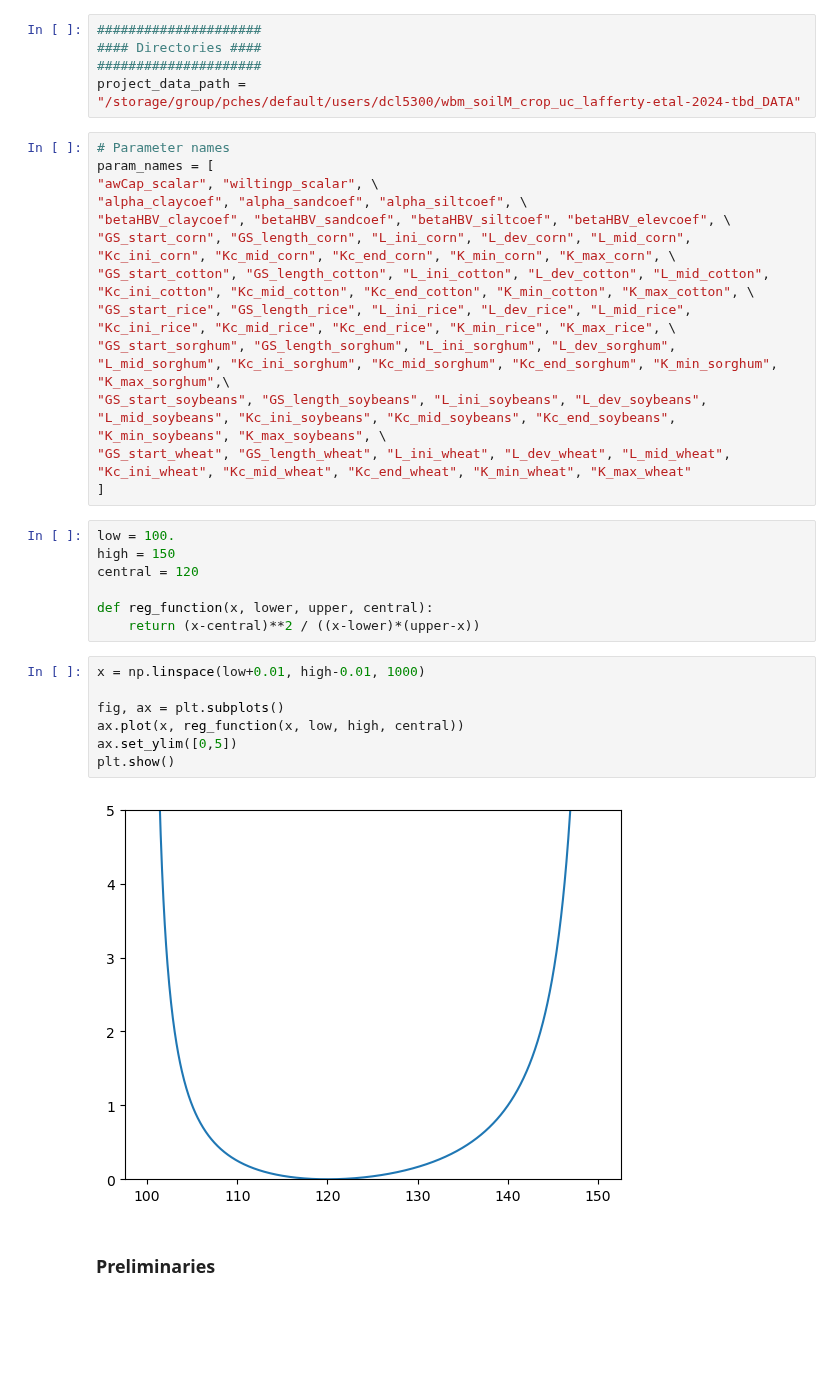
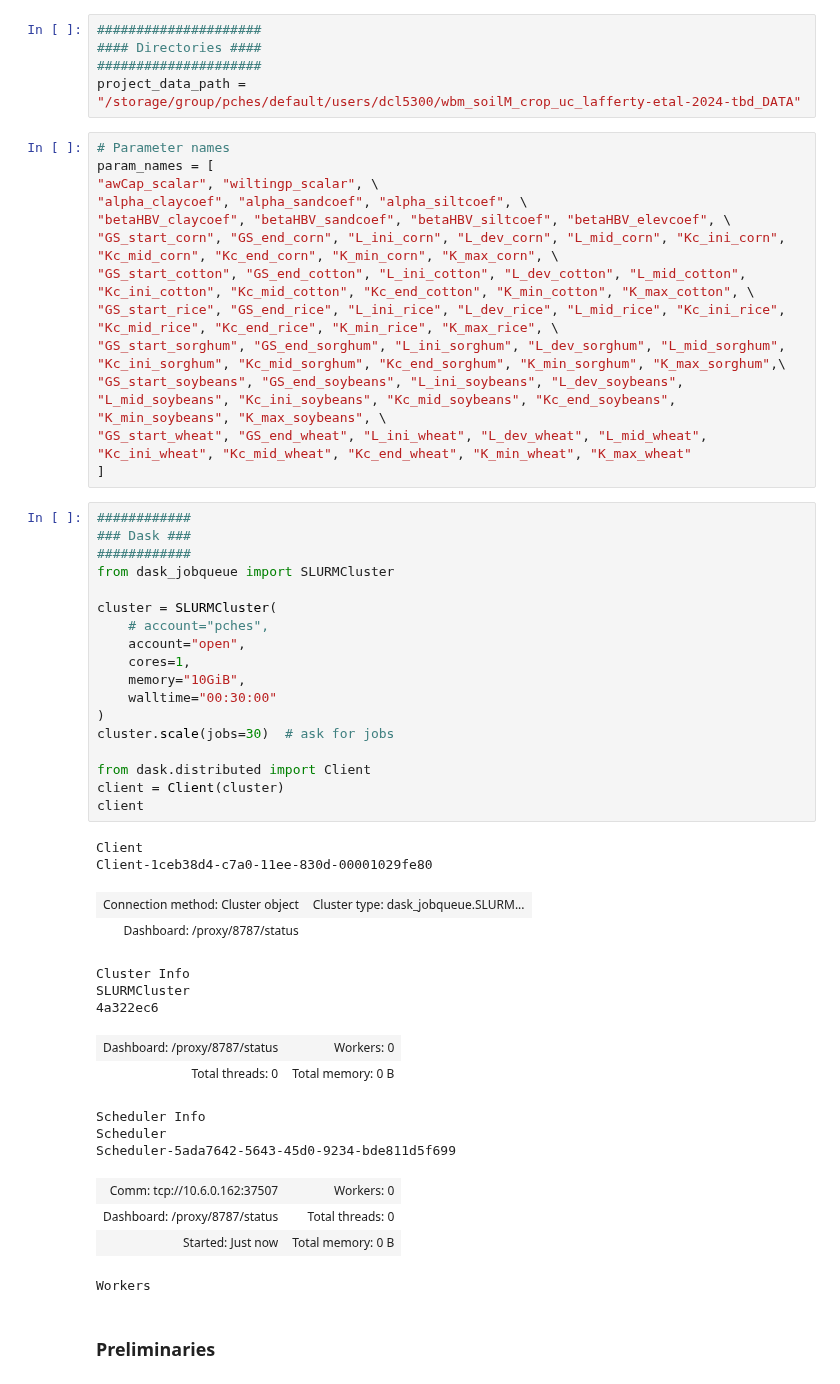
Before and after one commit to david0811/lafferty-etal-2024-tbd, a Jupyter notebook: code/02a_WBM_calibration.ipynb, the cells around one changed output. Saved outputs shown, nothing was run; the diff lists cells and outputs as text; blank space fills up the shorter version.

```diff
--- a/code/02a_WBM_calibration.ipynb
+++ b/code/02a_WBM_calibration.ipynb
@@ -20,29 +25,48 @@ param_names = [
 "awCap_scalar", "wiltingp_scalar", \
 "alpha_claycoef", "alpha_sandcoef", "alpha_siltcoef", \
 "betaHBV_claycoef", "betaHBV_sandcoef", "betaHBV_siltcoef", "betaHBV_elevcoef", \
-"GS_start_corn", "GS_length_corn", "L_ini_corn", "L_dev_corn", "L_mid_corn", "Kc_ini_corn", "Kc_mid_corn", "Kc_end_corn", "K_min_corn", "K_max_corn", \
-"GS_start_cotton", "GS_length_cotton", "L_ini_cotton", "L_dev_cotton", "L_mid_cotton", "Kc_ini_cotton", "Kc_mid_cotton", "Kc_end_cotton", "K_min_cotton", "K_max_cotton", \
-"GS_start_rice", "GS_length_rice", "L_ini_rice", "L_dev_rice", "L_mid_rice", "Kc_ini_rice", "Kc_mid_rice", "Kc_end_rice", "K_min_rice", "K_max_rice", \
-"GS_start_sorghum", "GS_length_sorghum", "L_ini_sorghum", "L_dev_sorghum", "L_mid_sorghum", "Kc_ini_sorghum", "Kc_mid_sorghum", "Kc_end_sorghum", "K_min_sorghum", "K_max_sorghum",\
-"GS_start_soybeans", "GS_length_soybeans", "L_ini_soybeans", "L_dev_soybeans", "L_mid_soybeans", "Kc_ini_soybeans", "Kc_mid_soybeans", "Kc_end_soybeans", "K_min_soybeans", "K_max_soybeans", \
-"GS_start_wheat", "GS_length_wheat", "L_ini_wheat", "L_dev_wheat", "L_mid_wheat", "Kc_ini_wheat", "Kc_mid_wheat", "Kc_end_wheat", "K_min_wheat", "K_max_wheat"
+"GS_start_corn", "GS_end_corn", "L_ini_corn", "L_dev_corn", "L_mid_corn", "Kc_ini_corn", "Kc_mid_corn", "Kc_end_corn", "K_min_corn", "K_max_corn", \
+"GS_start_cotton", "GS_end_cotton", "L_ini_cotton", "L_dev_cotton", "L_mid_cotton", "Kc_ini_cotton", "Kc_mid_cotton", "Kc_end_cotton", "K_min_cotton", "K_max_cotton", \
+"GS_start_rice", "GS_end_rice", "L_ini_rice", "L_dev_rice", "L_mid_rice", "Kc_ini_rice", "Kc_mid_rice", "Kc_end_rice", "K_min_rice", "K_max_rice", \
+"GS_start_sorghum", "GS_end_sorghum", "L_ini_sorghum", "L_dev_sorghum", "L_mid_sorghum", "Kc_ini_sorghum", "Kc_mid_sorghum", "Kc_end_sorghum", "K_min_sorghum", "K_max_sorghum",\
+"GS_start_soybeans", "GS_end_soybeans", "L_ini_soybeans", "L_dev_soybeans", "L_mid_soybeans", "Kc_ini_soybeans", "Kc_mid_soybeans", "Kc_end_soybeans", "K_min_soybeans", "K_max_soybeans", \
+"GS_start_wheat", "GS_end_wheat", "L_ini_wheat", "L_dev_wheat", "L_mid_wheat", "Kc_ini_wheat", "Kc_mid_wheat", "Kc_end_wheat", "K_min_wheat", "K_max_wheat"
 ]
-# %%
-low = 100.
-high = 150
-central = 120
-
-def reg_function(x, lower, upper, central):
-    return (x-central)**2 / ((x-lower)*(upper-x))
-# %%
-x = np.linspace(low+0.01, high-0.01, 1000)
-
-fig, ax = plt.subplots()
-ax.plot(x, reg_function(x, low, high, central))
-ax.set_ylim([0,5])
-plt.show()
-# %% [output]
-[figure, removed]
+# %%
+############
+### Dask ###
+############
+from dask_jobqueue import SLURMCluster
+
+cluster = SLURMCluster(
+    # account="pches",
+    account="open",
+    cores=1,
+    memory="10GiB",
+    walltime="00:30:00"
+)
+cluster.scale(jobs=30)  # ask for jobs
+
+from dask.distributed import Client
+client = Client(cluster)
+client
+# %% [output]
+Client
+Client-1ceb38d4-c7a0-11ee-830d-00001029fe80
+| Connection method: Cluster object | Cluster type: dask_jobqueue.SLURM... |
+| Dashboard: /proxy/8787/status |  |
+Cluster Info
+SLURMCluster
+4a322ec6
+| Dashboard: /proxy/8787/status | Workers: 0 |
+| Total threads: 0 | Total memory: 0 B |
+Scheduler Info
+Scheduler
+Scheduler-5ada7642-5643-45d0-9234-bde811d5f699
+| Comm: tcp://10.6.0.162:37507 | Workers: 0 |
+| Dashboard: /proxy/8787/status | Total threads: 0 |
+| Started: Just now | Total memory: 0 B |
+Workers
 # %% [markdown]
 ### Preliminaries
 # %%
```
Also changed, not shown: parts of 50 cells of this notebook, 8 other files.
